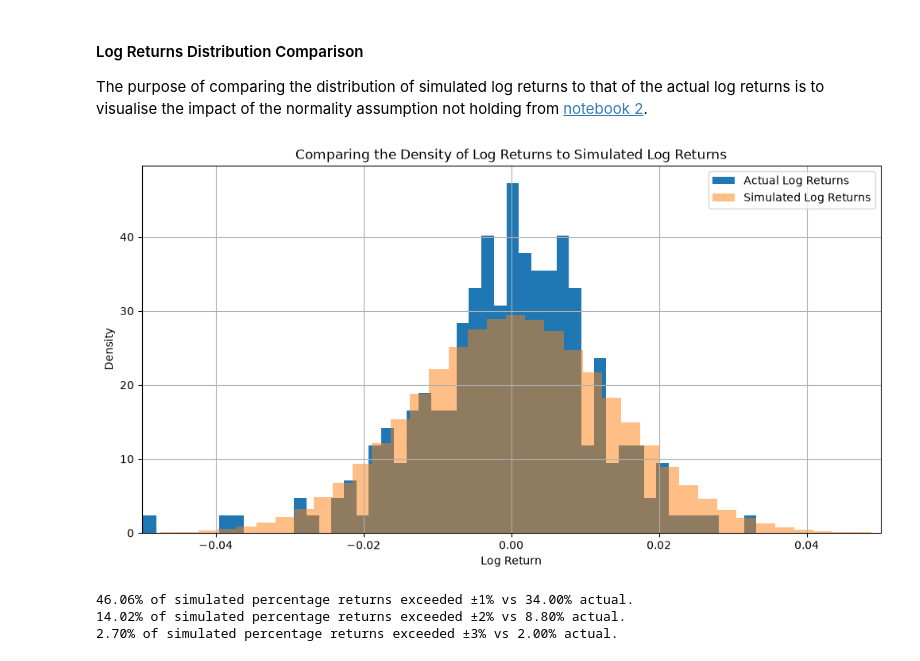
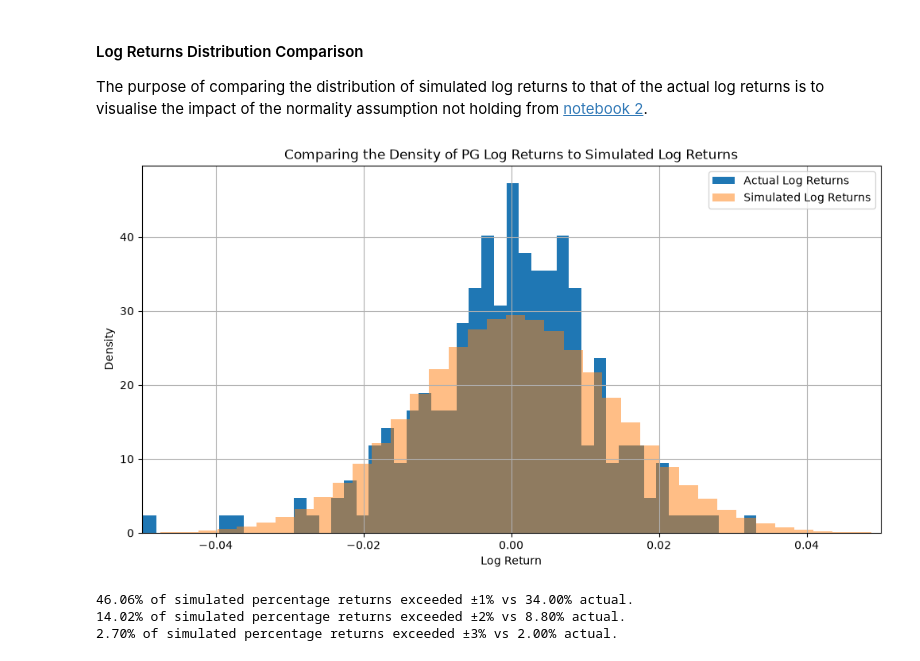
Before and after one commit to BenJonesData/equity-random-walk-exploration, a Jupyter notebook: notebooks/03_gbm_fitting_and_simulation.ipynb, the cells around one changed output. Cells and saved outputs as stored; diff of their text form; code cells hidden in the pictures.

```diff
--- a/notebooks/03_gbm_fitting_and_simulation.ipynb
+++ b/notebooks/03_gbm_fitting_and_simulation.ipynb
@@ -98,7 +98,7 @@ def multiple_simulation(n_sims: int, return_sims: bool = True, plot: bool = True
 
         plt.ylim(min_price, max_price)
 
-        plt.title(f"Comparing Close Price Actual vs GBM Simulation ($n={n_sims}$)")
+        plt.title(f"PG Comparing Close Price Actual vs GBM Simulation ($n={n_sims}$)")
         plt.xlabel("Date")
         plt.ylabel("Close Price (USD)")
         plt.legend()
@@ -160,17 +160,17 @@ for sim in sims:
 # %%
 plt.figure(figsize=(12, 6))
 
 sim_df["log_return"].hist(bins=50, density=True, label="Actual Log Returns")
 plt.hist(log_returns, bins=50, density=True, label="Simulated Log Returns", alpha=0.5)
 
 plt.xlim(-0.05, 0.05)
-plt.title("Comparing the Density of Log Returns to Simulated Log Returns")
+plt.title("Comparing the Density of PG Log Returns to Simulated Log Returns")
 plt.xlabel("Log Return")
 plt.ylabel("Density")
 plt.legend()
 plt.show()
 # %% [output]
-[figure, old version]
+[figure, new version]
 # %%
 pct_returns = []
 for sim in sims:
```
Also changed, not shown: parts of 4 cells of this notebook, 2 other files.
